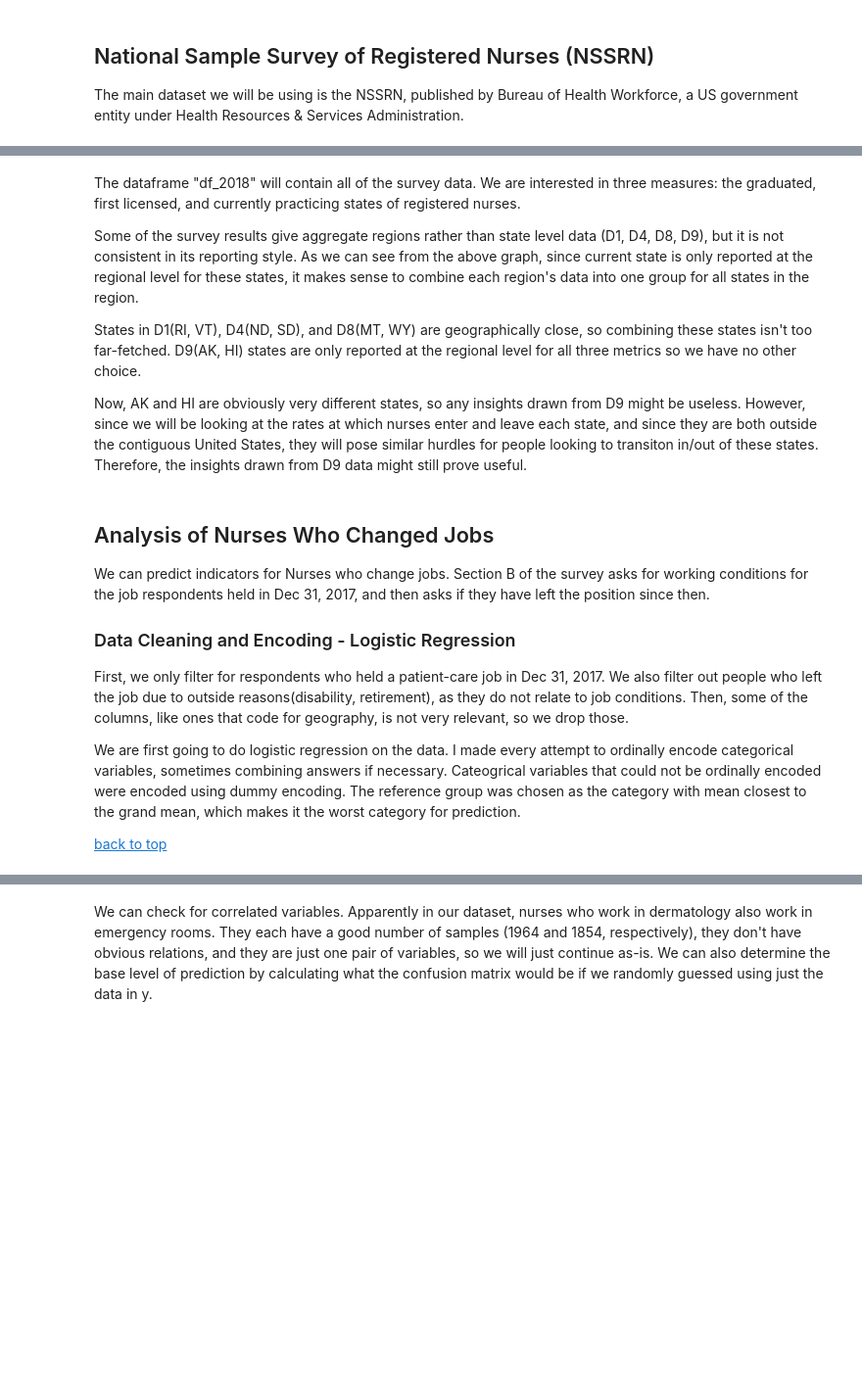
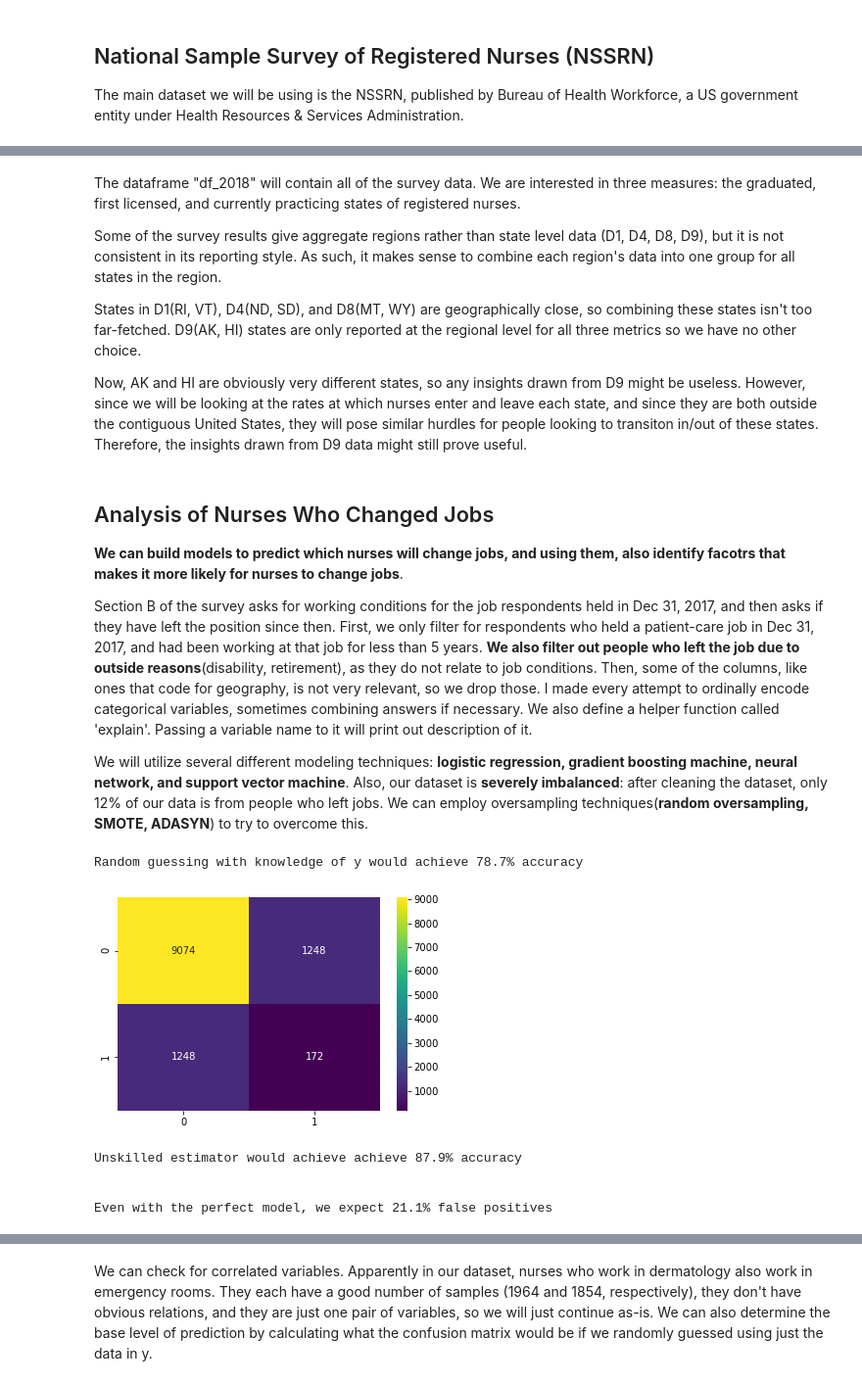
Before and after one commit to tk0802kim/Analysis-of-Nursing-Data, a Jupyter notebook: nursing_analysis.ipynb, the cells around one changed output, grey strips where cells are left out. Shown at 98% size. Drawn from its saved outputs; the diff is of its cells as text; code cells hidden in the pictures; blank space fills up the shorter version.

Commit message:
oversampling methods

```diff
--- a/nursing_analysis.ipynb
+++ b/nursing_analysis.ipynb
@@ -90,23 +103,3 @@ def slist2r(st):
     for key in region:
         if st in region[key]:
             return key
-# %%
-titles=['Graduated State', 'First Licensed State', 'Current State']
-varnames=['ED_NDLOC_ST_PUF','ED_FRN_ST_PUF','PN_LOC_ST_PUF']
-fig, ax = plt.subplots(4,3,figsize=(10,10))
-for vi, vn in enumerate(varnames):
-    region_plots=[]
-    for key in list(region.keys()):
-        temp=[df_2018[df_2018[vn]==st].shape[0] for st in region[key]]
-        temp.append(df_2018[df_2018[vn]==key].shape[0])
-        region_plots.append(temp)
-
-
-    for i in range(4):
-        key = list(region.keys())[i]
-        xlabel = copy.copy(region[key])
-        xlabel.append(key)
-
-        ax[i,vi].bar(xlabel,region_plots[i])
-
-    ax[0,vi].set_title(titles[vi])
@@ -115,7 +113,7 @@ for vi, vn in enumerate(varnames):
 # %% [markdown]
 The dataframe "df_2018" will contain all of the survey data. We are interested in three measures: the graduated, first licensed, and currently practicing states of registered nurses.
 
-Some of the survey results give aggregate regions rather than state level data (D1, D4, D8, D9), but it is not consistent in its reporting style. As we can see from the above graph, since current state is only reported at the regional level for these states, it makes sense to combine each region's data into one group for all states in the region.
+Some of the survey results give aggregate regions rather than state level data (D1, D4, D8, D9), but it is not consistent in its reporting style. As such, it makes sense to combine each region's data into one group for all states in the region.
 
 States in D1(RI, VT), D4(ND, SD), and D8(MT, WY) are geographically close, so combining these states isn't too far-fetched. D9(AK, HI) states are only reported at the regional level for all three metrics so we have no other choice.
 
@@ -128,16 +121,9 @@ for key in region.keys():
 # %% [markdown]
-
 ## Analysis of Nurses Who Changed Jobs
 
-We can predict indicators for Nurses who change jobs. Section B of the survey asks for working conditions for the job respondents held in Dec 31, 2017, and then asks if they have left the position since then.
+**We can build models to predict which nurses will change jobs, and using them, also identify facotrs that makes it more likely for nurses to change jobs**.
 
+Section B of the survey asks for working conditions for the job respondents held in Dec 31, 2017, and then asks if they have left the position since then. First, we only filter for respondents who held a patient-care job in Dec 31, 2017, and had been working at that job for less than 5 years. **We also filter out people who left the job due to outside reasons**(disability, retirement), as they do not relate to job conditions. Then, some of the columns, like ones that code for geography, is not very relevant, so we drop those. I made every attempt to ordinally encode categorical variables, sometimes combining answers if necessary. We also define a helper function called 'explain'. Passing a variable name to it will print out description of it.
 
-<a id='logistic_start'></a>
-### Data Cleaning and Encoding - Logistic Regression
-
-First, we only filter for respondents who held a patient-care job in Dec 31, 2017. We also filter out people who left the job due to outside reasons(disability, retirement), as they do not relate to job conditions. Then, some of the columns, like ones that code for geography, is not very relevant, so we drop those.
-
-We are first going to do logistic regression on the data. I made every attempt to ordinally encode categorical variables, sometimes combining answers if necessary. Cateogrical variables that could not be ordinally encoded were encoded using dummy encoding. The reference group was chosen as the category with mean closest to the grand mean, which makes it the worst category for prediction.
-
-[back to top](#top_summary)
+We will utilize several different modeling techniques: **logistic regression, gradient boosting machine, neural network, and support vector machine**. Also, our dataset is **severely imbalanced**: after cleaning the dataset, only 12% of our data is from people who left jobs. We can employ oversampling techniques(**random oversampling, SMOTE, ADASYN**) to try to overcome this.
 # %%
@@ -288,3 +212,41 @@ def explain(name):
             print('    '+text[ind[num-1]+1:ind[num]])
     except:
         print('Does not exist')
+# %%
+y = df_learn['PN_LFTWRK']
+print(' ')
+print(' ')
+y_tot=y.shape[0]
+y_leave = sum(y)
+y_stay = y_tot-y_leave
+h0_conf =np.array( [[np.float(y_stay**2/y_tot), np.float(y_stay*y_leave/y_tot)],
+         [np.float(y_stay*y_leave/y_tot), np.float(y_leave**2/y_tot)]])
+
+tp = h0_conf[0,0]
+tn = h0_conf[1,1]
+fp = h0_conf[1,0]
+fn = h0_conf[0,1]
+print('Random guessing with knowledge of y would achieve {:.1f}% accuracy'.format(100*(h0_conf[0,0]+h0_conf[1,1])/y_tot))
+
+sns.heatmap(h0_conf,annot=True,cmap='viridis',fmt=".0f")
+plt.show()
+
+print(' ')
+print(' ')
+print('Unskilled estimator would achieve achieve {:.1f}% accuracy'.format(100*(y_stay/y_tot)))
+
+
+# assuming perfect model
+s =1-sum(y)/y.shape[0]
+l=sum(y)/y.shape[0]
+n=[s**i for i in range(6)]
+print(' ')
+print(' ')
+print('Even with the perfect model, we expect {:.1f}% false positives'.format(100*np.sum([n[i]-n[5] for i in range(1,6)])/np.sum(n[0:-1])))
+# %% [output]
+Random guessing with knowledge of y would achieve 78.7% accuracy
+[figure, added]
+Unskilled estimator would achieve achieve 87.9% accuracy
+
+
+Even with the perfect model, we expect 21.1% false positives
```
Also changed, not shown: parts of 32 cells of this notebook.
